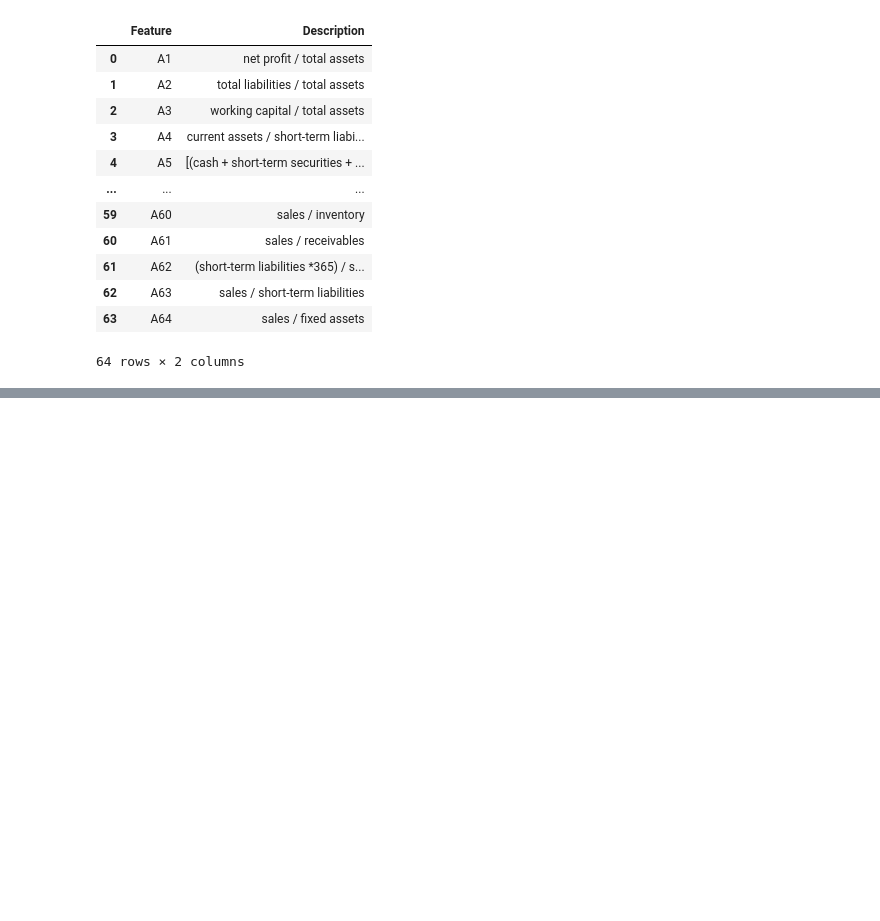
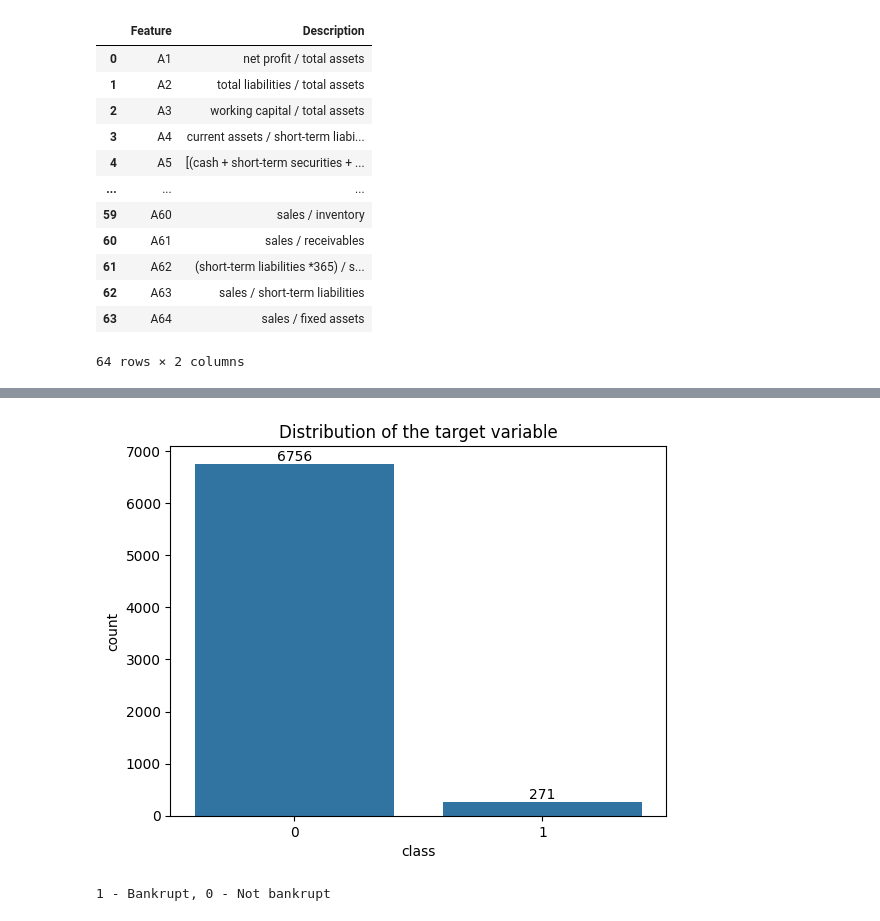
Before and after one commit to piotrdurniat/ml-l1-pcb, a Jupyter notebook: uczenie-maszynowe-lab-1.ipynb, the cells around one changed output, grey strips where cells are left out. Saved outputs shown, nothing was run; the diff lists cells and outputs as text; code cells hidden in the pictures; blank space fills up the shorter version.

Commit message:
Visualizing data

```diff
--- a/uczenie-maszynowe-lab-1.ipynb
+++ b/uczenie-maszynowe-lab-1.ipynb
@@ -35,6 +36,6 @@ class UciMlDataset(NamedTuple):
 
 polish_companies_bankruptcy: UciMlDataset = fetch_ucirepo(id=365)
 
-X = polish_companies_bankruptcy.data.features
-y = polish_companies_bankruptcy.data.targets
+X_all = polish_companies_bankruptcy.data.features
+y_all = polish_companies_bankruptcy.data.targets
 # %%
@@ -156,0 +173,17 @@ display(pd.DataFrame(feature_description, columns=["Feature", "Description"]))
+# %%
+# Choose only samples from year = 1
+# and remove the year column
+
+year = 1
+filter_idx = X_all["year"] == year
+
+X = X_all[filter_idx].drop(columns=["year"])
+y = y_all[filter_idx]
+
+display(X.head())
+display(y.head())
+
+print("Number of features: ", X.shape[1])
+print("Number of samples: ", X.shape[0])
+print("Feature types: ", X.dtypes.unique())
+print("Target types: ", y.dtypes.unique())
@@ -156,0 +208,11 @@ display(pd.DataFrame(feature_description, columns=["Feature", "Description"]))
+# %%
+# Distribution of the target variable
+ax = sns.countplot(x=y.columns[0], data=y)
+plt.title("Distribution of the target variable")
+abs_values = y["class"].value_counts().values
+ax.bar_label(ax.containers[0], labels=abs_values, label_type="edge")
+plt.show()
+print("1 - Bankrupt, 0 - Not bankrupt")
+# %% [output]
+[figure, added]
+1 - Bankrupt, 0 - Not bankrupt
```
Also changed, not shown: parts of 10 cells of this notebook.
